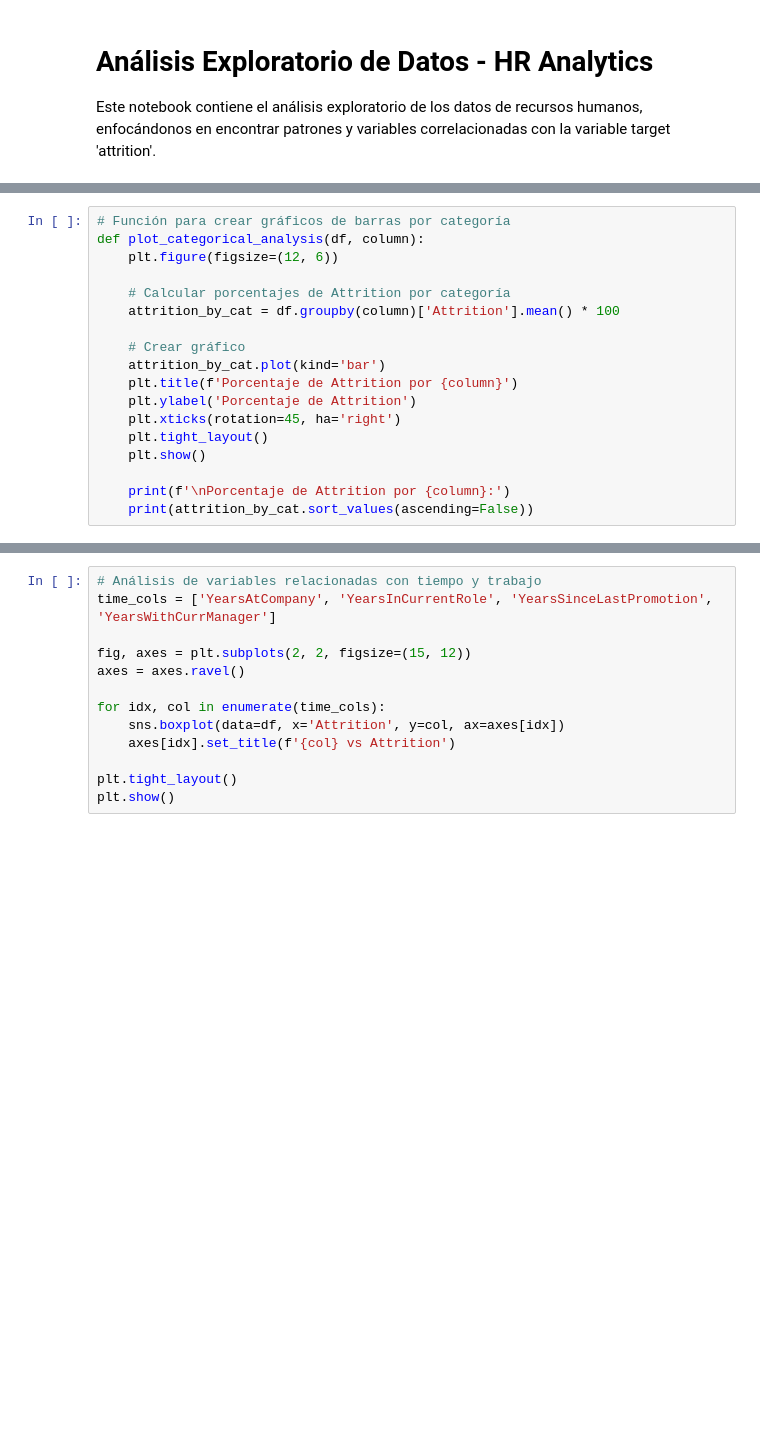
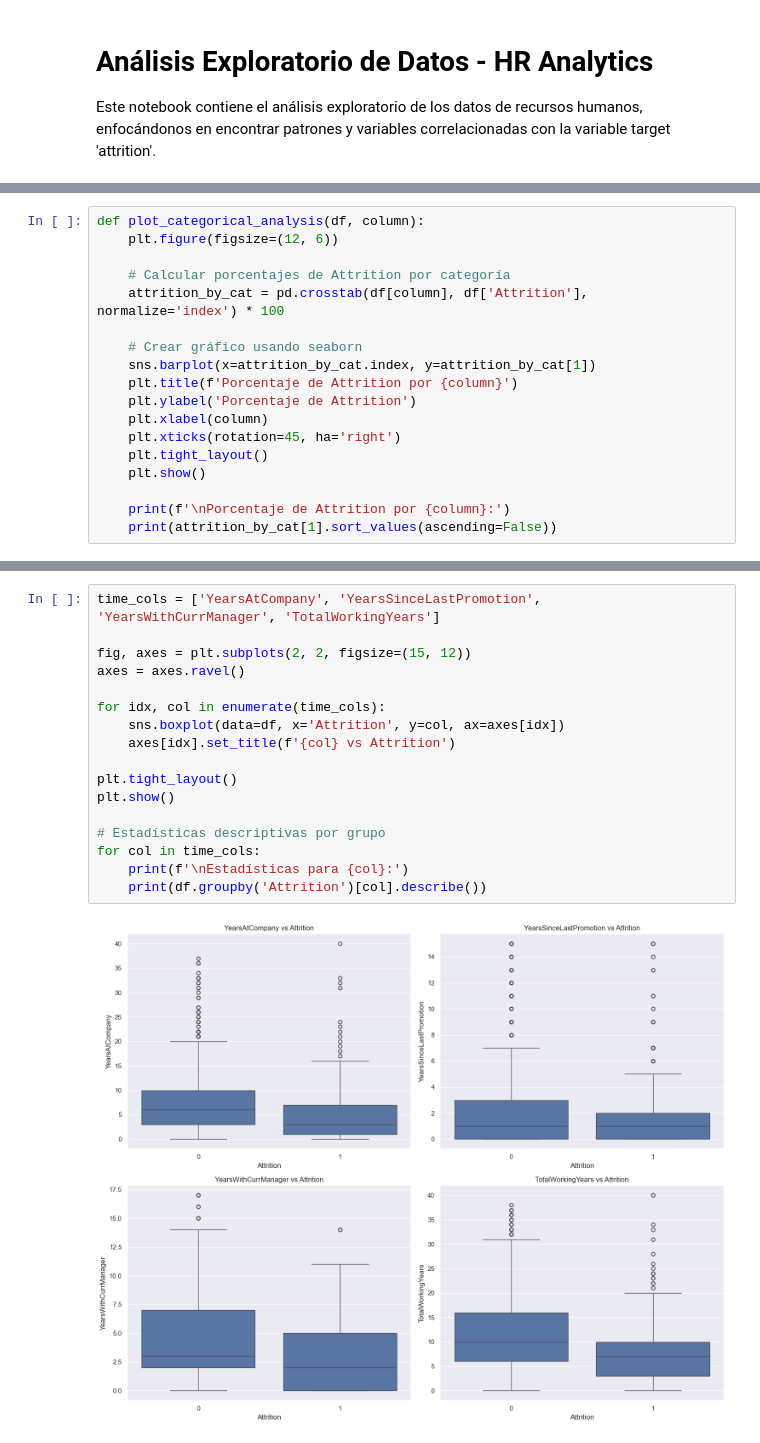
Before and after one commit to aladelca/metodologia_pc1, a Jupyter notebook: notebooks/analisis_exploratorio.ipynb, the cells around one changed output, grey strips where cells are left out. Saved outputs shown, nothing was run; the diff lists cells and outputs as text; blank space fills up the shorter version.

```diff
--- a/notebooks/analisis_exploratorio.ipynb
+++ b/notebooks/analisis_exploratorio.ipynb
@@ -64,18 +113,18 @@ print(correlations.tail())
 # %%
-# Función para crear gráficos de barras por categoría
 def plot_categorical_analysis(df, column):
     plt.figure(figsize=(12, 6))
 
     # Calcular porcentajes de Attrition por categoría
-    attrition_by_cat = df.groupby(column)['Attrition'].mean() * 100
+    attrition_by_cat = pd.crosstab(df[column], df['Attrition'], normalize='index') * 100
 
-    # Crear gráfico
-    attrition_by_cat.plot(kind='bar')
+    # Crear gráfico usando seaborn
+    sns.barplot(x=attrition_by_cat.index, y=attrition_by_cat[1])
     plt.title(f'Porcentaje de Attrition por {column}')
     plt.ylabel('Porcentaje de Attrition')
+    plt.xlabel(column)
     plt.xticks(rotation=45, ha='right')
     plt.tight_layout()
     plt.show()
 
     print(f'\nPorcentaje de Attrition por {column}:')
-    print(attrition_by_cat.sort_values(ascending=False))
+    print(attrition_by_cat[1].sort_values(ascending=False))
@@ -110,13 +262,19 @@ for col in satisfaction_cols:
 # %%
-# Análisis de variables relacionadas con tiempo y trabajo
-time_cols = ['YearsAtCompany', 'YearsInCurrentRole', 'YearsSinceLastPromotion', 'YearsWithCurrManager']
+time_cols = ['YearsAtCompany', 'YearsSinceLastPromotion', 'YearsWithCurrManager', 'TotalWorkingYears']
 
 fig, axes = plt.subplots(2, 2, figsize=(15, 12))
 axes = axes.ravel()
 
 for idx, col in enumerate(time_cols):
     sns.boxplot(data=df, x='Attrition', y=col, ax=axes[idx])
     axes[idx].set_title(f'{col} vs Attrition')
 
 plt.tight_layout()
 plt.show()
+
+# Estadísticas descriptivas por grupo
+for col in time_cols:
+    print(f'\nEstadísticas para {col}:')
+    print(df.groupby('Attrition')[col].describe())
+# %% [output]
+[figure, added]
```
Also changed, not shown: parts of 16 cells of this notebook, 4 other files.
